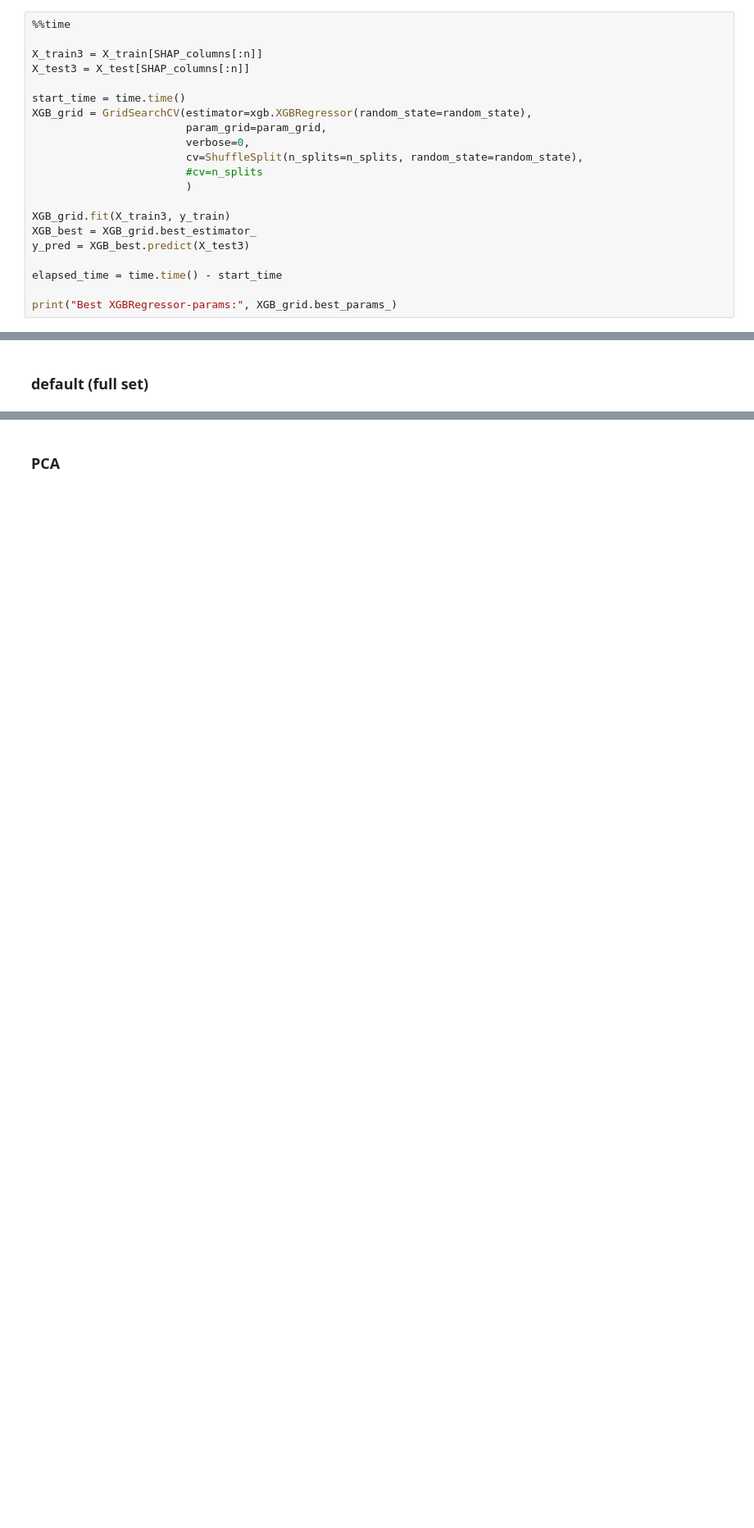
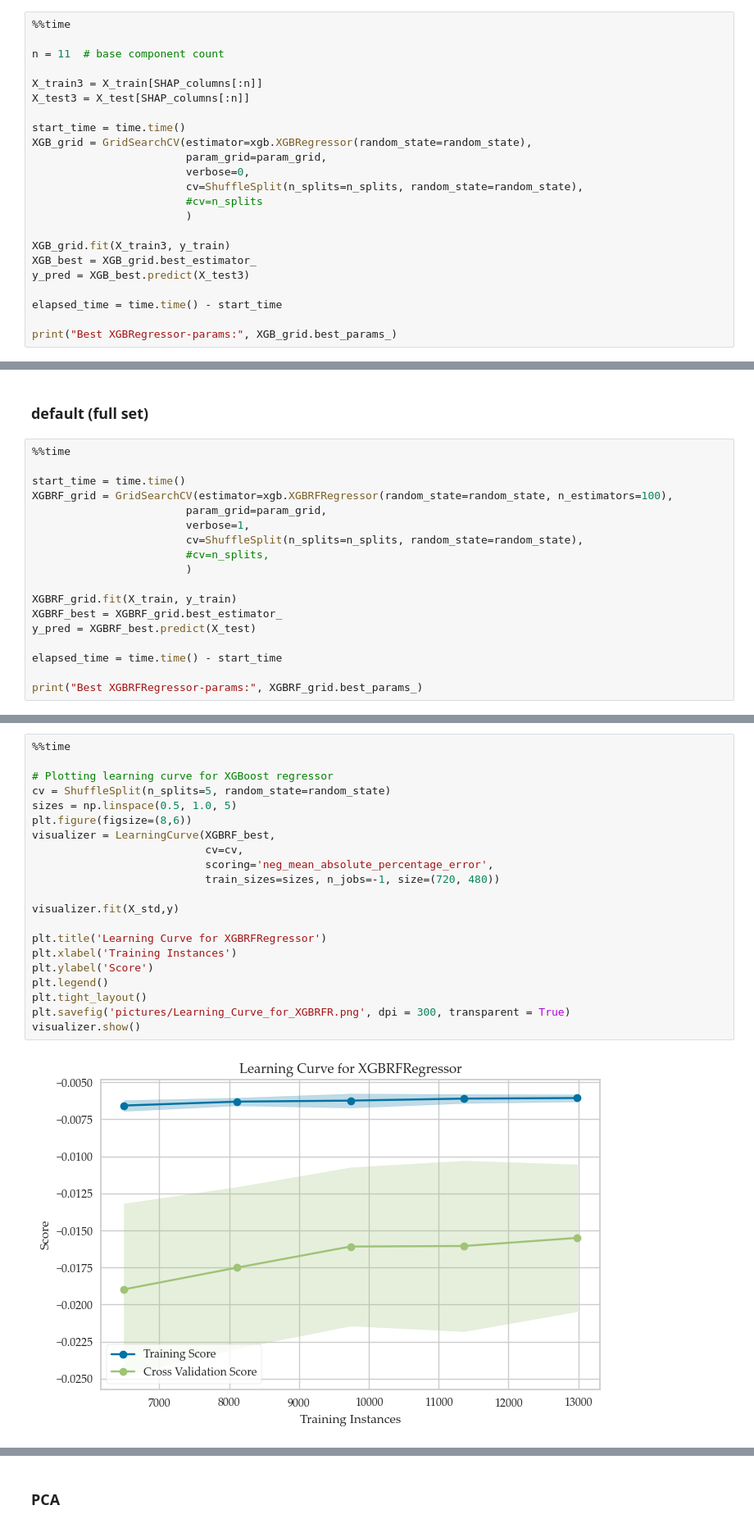
Before and after one commit to caapel/SOFC, a Jupyter notebook: SOFC_analisys.ipynb, the cells around one changed output, grey strips where cells are left out. Shown at 82% size. Saved outputs shown, nothing was run; the diff lists cells and outputs as text; blank space fills up the shorter version.

Commit message:
added Random Forest

```diff
--- a/SOFC_analisys.ipynb
+++ b/SOFC_analisys.ipynb
@@ -473,6 +493,8 @@ MAPE: 3.94%
 ### SHAP
 # %%
 %%time
+
+n = 11  # base component count
 
 X_train3 = X_train[SHAP_columns[:n]]
 X_test3 = X_test[SHAP_columns[:n]]
@@ -610,2 +634,20 @@ n_splits=5
 # %% [markdown]
 ### default (full set)
+# %%
+%%time
+
+start_time = time.time()
+XGBRF_grid = GridSearchCV(estimator=xgb.XGBRFRegressor(random_state=random_state, n_estimators=100),
+                        param_grid=param_grid,
+                        verbose=1,
+                        cv=ShuffleSplit(n_splits=n_splits, random_state=random_state),
+                        #cv=n_splits,
+                        )
+
+XGBRF_grid.fit(X_train, y_train)
+XGBRF_best = XGBRF_grid.best_estimator_
+y_pred = XGBRF_best.predict(X_test)
+
+elapsed_time = time.time() - start_time
+
+print("Best XGBRFRegressor-params:", XGBRF_grid.best_params_)
@@ -611,0 +676,23 @@ n_splits=5
+# %%
+%%time
+
+# Plotting learning curve for XGBoost regressor
+cv = ShuffleSplit(n_splits=5, random_state=random_state)
+sizes = np.linspace(0.5, 1.0, 5)
+plt.figure(figsize=(8,6))
+visualizer = LearningCurve(XGBRF_best,
+                           cv=cv,
+                           scoring='neg_mean_absolute_percentage_error',
+                           train_sizes=sizes, n_jobs=-1, size=(720, 480))
+
+visualizer.fit(X_std,y)
+
+plt.title('Learning Curve for XGBRFRegressor')
+plt.xlabel('Training Instances')
+plt.ylabel('Score')
+plt.legend()
+plt.tight_layout()
+plt.savefig('pictures/Learning_Curve_for_XGBRFR.png', dpi = 300, transparent = True)
+visualizer.show()
+# %% [output]
+[figure, added]
```
Also changed, not shown: parts of 17 cells of this notebook, 1 other file.
